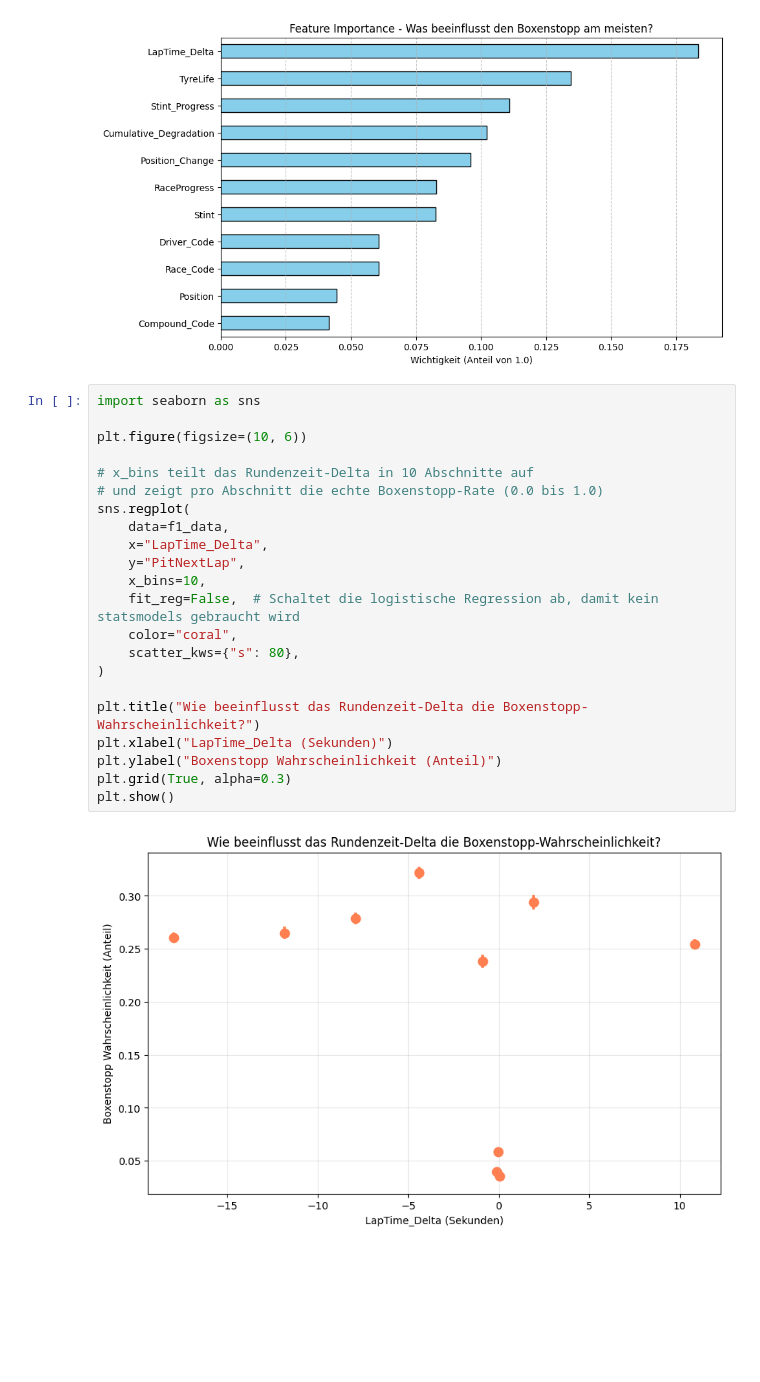
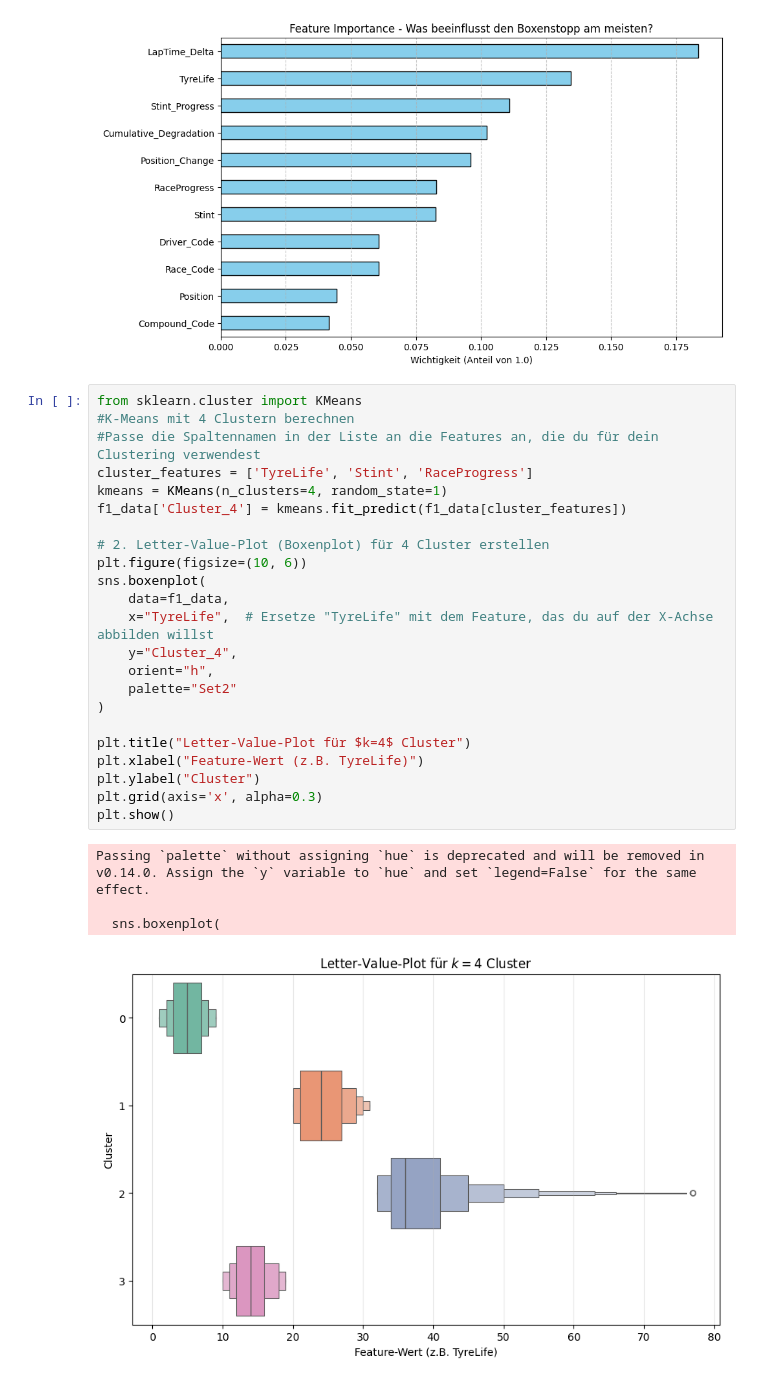
Before and after one commit to JoshuaSzenk/Kaggle_competition_f1, a Jupyter notebook: plots_charts.ipynb, the cells around one changed output. Cells and saved outputs as stored; diff of their text form; blank space fills up the shorter version.

Commit message:
Neuer KMeans Plot

```diff
--- a/plots_charts.ipynb
+++ b/plots_charts.ipynb
@@ -79,27 +79,31 @@ plt.grid(axis='x', linestyle='--', alpha=0.7)
 plt.show()
 # %% [output]
 [figure]
-# %%
-import seaborn as sns
-
-plt.figure(figsize=(10, 6))
-
-# x_bins teilt das Rundenzeit-Delta in 10 Abschnitte auf
-# und zeigt pro Abschnitt die echte Boxenstopp-Rate (0.0 bis 1.0)
-sns.regplot(
-    data=f1_data,
-    x="LapTime_Delta",
-    y="PitNextLap",
-    x_bins=10,
-    fit_reg=False,  # Schaltet die logistische Regression ab, damit kein statsmodels gebraucht wird
-    color="coral",
-    scatter_kws={"s": 80},
-)
-
-plt.title("Wie beeinflusst das Rundenzeit-Delta die Boxenstopp-Wahrscheinlichkeit?")
-plt.xlabel("LapTime_Delta (Sekunden)")
-plt.ylabel("Boxenstopp Wahrscheinlichkeit (Anteil)")
-plt.grid(True, alpha=0.3)
-plt.show()
-# %% [output]
-[figure, removed]
+# %%
+from sklearn.cluster import KMeans
+#K-Means mit 4 Clustern berechnen
+#Passe die Spaltennamen in der Liste an die Features an, die du für dein Clustering verwendest
+cluster_features = ['TyreLife', 'Stint', 'RaceProgress']
+kmeans = KMeans(n_clusters=4, random_state=1)
+f1_data['Cluster_4'] = kmeans.fit_predict(f1_data[cluster_features])
+
+# 2. Letter-Value-Plot (Boxenplot) für 4 Cluster erstellen
+plt.figure(figsize=(10, 6))
+sns.boxenplot(
+    data=f1_data,
+    x="TyreLife",  # Ersetze "TyreLife" mit dem Feature, das du auf der X-Achse abbilden willst
+    y="Cluster_4",
+    orient="h",
+    palette="Set2"
+)
+
+plt.title("Letter-Value-Plot für $k=4$ Cluster")
+plt.xlabel("Feature-Wert (z.B. TyreLife)")
+plt.ylabel("Cluster")
+plt.grid(axis='x', alpha=0.3)
+plt.show()
+# %% [output]
+Passing `palette` without assigning `hue` is deprecated and will be removed in v0.14.0. Assign the `y` variable to `hue` and set `legend=False` for the same effect.
+
+  sns.boxenplot(
+[figure, added]
```
